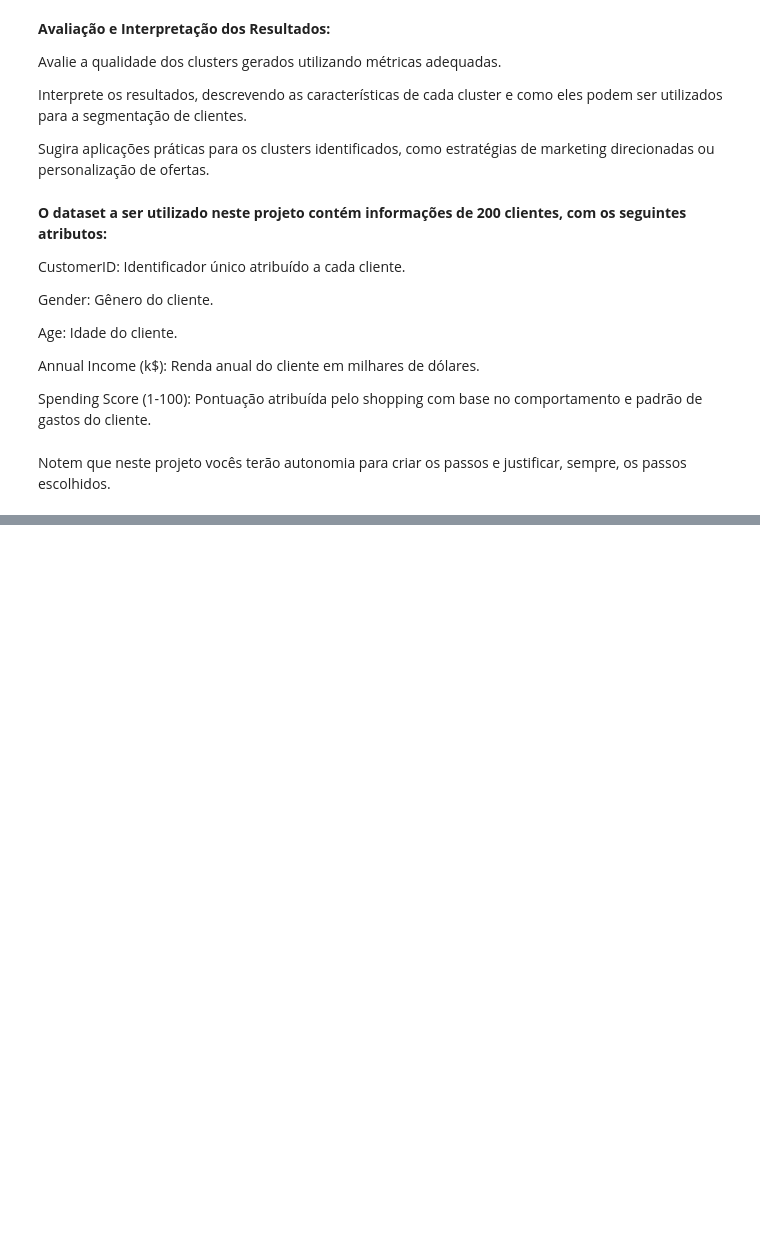
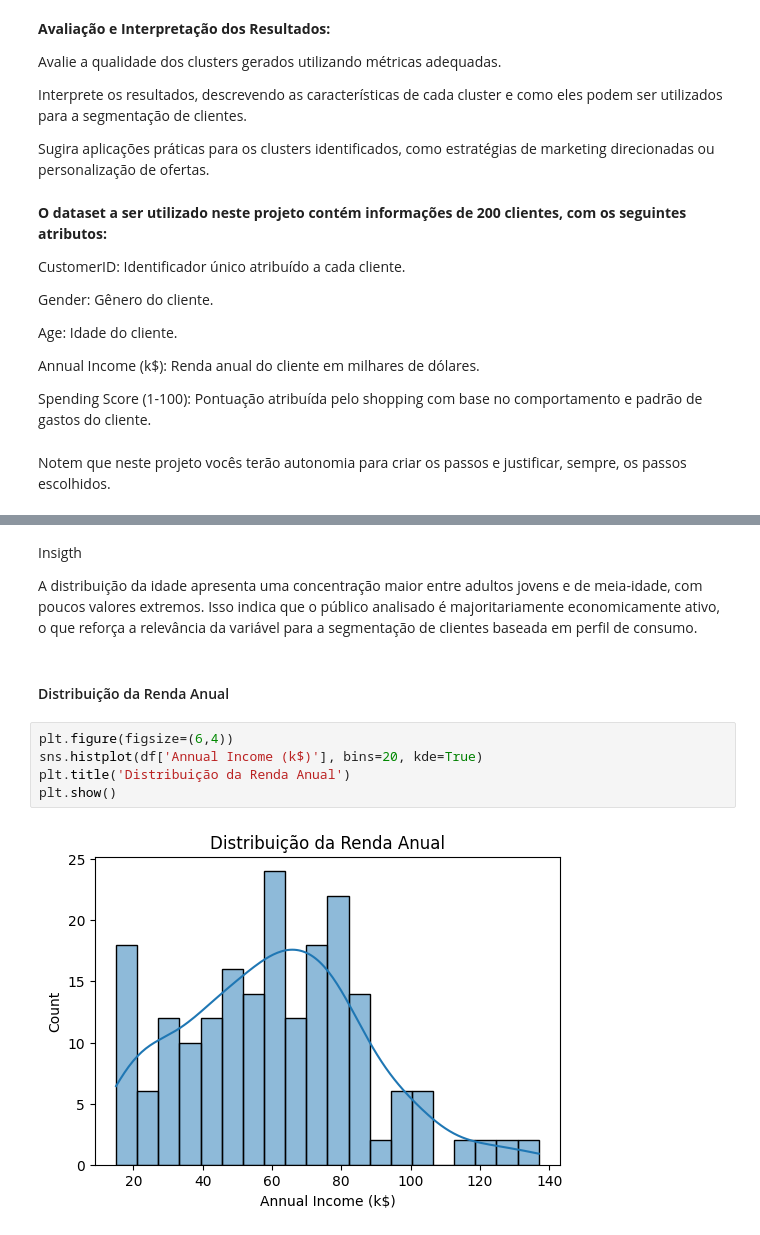
Before and after one commit to Rafarosa/ciencia_de_dados_v2, a Jupyter notebook: 08 - Modelos avançados/07 - Árvore X Random Forest/Projeto 07/Profissao Cientista de Dados M33 A1 Pratique.ipynb, the cells around one changed output, grey strips where cells are left out. Saved outputs shown, nothing was run; the diff lists cells and outputs as text; blank space fills up the shorter version.

```diff
--- a/08 - Modelos avançados/07 - Árvore X Random Forest/Projeto 07/Profissao Cientista de Dados M33 A1 Pratique.ipynb
+++ b/08 - Modelos avançados/07 - Árvore X Random Forest/Projeto 07/Profissao Cientista de Dados M33 A1 Pratique.ipynb
@@ -46,0 +175,13 @@ Notem que neste projeto vocês terão autonomia para criar os passos e justifica
+# %% [markdown]
+Insigth
+
+A distribuição da idade apresenta uma concentração maior entre adultos jovens e de meia-idade, com poucos valores extremos. Isso indica que o público analisado é majoritariamente economicamente ativo, o que reforça a relevância da variável para a segmentação de clientes baseada em perfil de consumo.
+# %% [markdown]
+#### Distribuição da Renda Anual
+# %%
+plt.figure(figsize=(6,4))
+sns.histplot(df['Annual Income (k$)'], bins=20, kde=True)
+plt.title('Distribuição da Renda Anual')
+plt.show()
+# %% [output]
+[figure, added]
```
Also changed, not shown: parts of 74 cells of this notebook, 1 other file.
